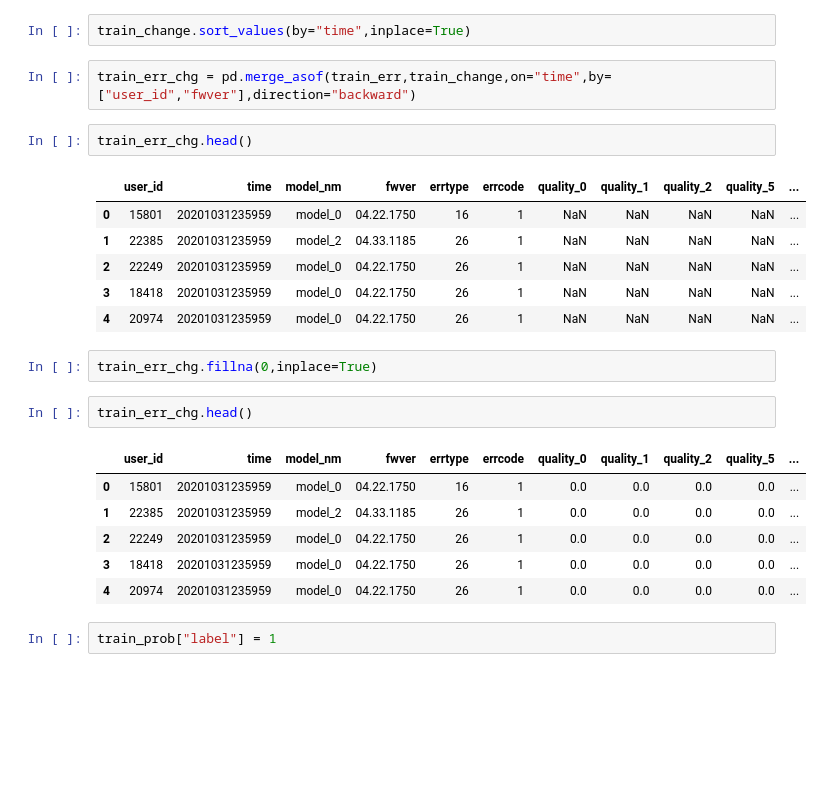
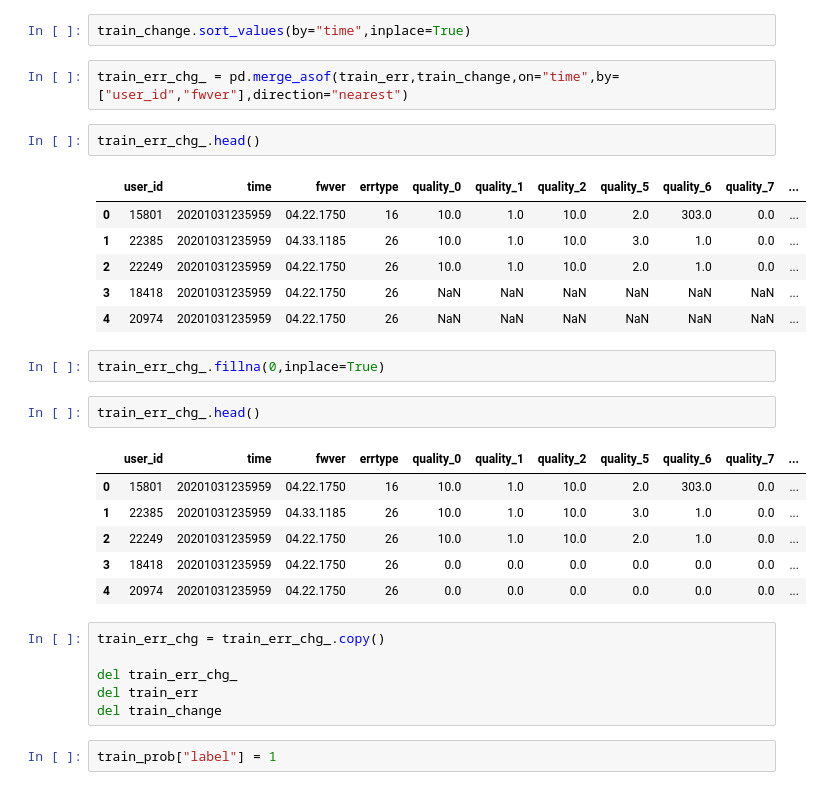
Before and after one commit to sue-bin/quality-change-prediction, a Jupyter notebook: codes/new_fe.ipynb, the cells around one changed output. Drawn from its saved outputs; the diff is of its cells as text; blank space fills up the shorter version.

```diff
--- a/codes/new_fe.ipynb
+++ b/codes/new_fe.ipynb
@@ -240,27 +251,33 @@ train_err.sort_values(by="time",inplace=True)
 # %%
 train_change.sort_values(by="time",inplace=True)
 # %%
-train_err_chg = pd.merge_asof(train_err,train_change,on="time",by=["user_id","fwver"],direction="backward")
+train_err_chg_ = pd.merge_asof(train_err,train_change,on="time",by=["user_id","fwver"],direction="nearest")
 # %%
-train_err_chg.head()
+train_err_chg_.head()
 # %% [output]
-|  | user_id | time | model_nm | fwver | errtype | errcode | quality_0 | quality_1 | quality_2 | quality_5 | ... |
-| 0 | 15801 | 20201031235959 | model_0 | 04.22.1750 | 16 | 1 | NaN | NaN | NaN | NaN | ... |
-| 1 | 22385 | 20201031235959 | model_2 | 04.33.1185 | 26 | 1 | NaN | NaN | NaN | NaN | ... |
-| 2 | 22249 | 20201031235959 | model_0 | 04.22.1750 | 26 | 1 | NaN | NaN | NaN | NaN | ... |
-| 3 | 18418 | 20201031235959 | model_0 | 04.22.1750 | 26 | 1 | NaN | NaN | NaN | NaN | ... |
-| 4 | 20974 | 20201031235959 | model_0 | 04.22.1750 | 26 | 1 | NaN | NaN | NaN | NaN | ... |
+|  | user_id | time | fwver | errtype | quality_0 | quality_1 | quality_2 | quality_5 | quality_6 | quality_7 | ... |
+| 0 | 15801 | 20201031235959 | 04.22.1750 | 16 | 10.0 | 1.0 | 10.0 | 2.0 | 303.0 | 0.0 | ... |
+| 1 | 22385 | 20201031235959 | 04.33.1185 | 26 | 10.0 | 1.0 | 10.0 | 3.0 | 1.0 | 0.0 | ... |
+| 2 | 22249 | 20201031235959 | 04.22.1750 | 26 | 10.0 | 1.0 | 10.0 | 2.0 | 1.0 | 0.0 | ... |
+| 3 | 18418 | 20201031235959 | 04.22.1750 | 26 | NaN | NaN | NaN | NaN | NaN | NaN | ... |
+| 4 | 20974 | 20201031235959 | 04.22.1750 | 26 | NaN | NaN | NaN | NaN | NaN | NaN | ... |
 # %%
-train_err_chg.fillna(0,inplace=True)
+train_err_chg_.fillna(0,inplace=True)
 # %%
-train_err_chg.head()
+train_err_chg_.head()
 # %% [output]
-|  | user_id | time | model_nm | fwver | errtype | errcode | quality_0 | quality_1 | quality_2 | quality_5 | ... |
-| 0 | 15801 | 20201031235959 | model_0 | 04.22.1750 | 16 | 1 | 0.0 | 0.0 | 0.0 | 0.0 | ... |
-| 1 | 22385 | 20201031235959 | model_2 | 04.33.1185 | 26 | 1 | 0.0 | 0.0 | 0.0 | 0.0 | ... |
-| 2 | 22249 | 20201031235959 | model_0 | 04.22.1750 | 26 | 1 | 0.0 | 0.0 | 0.0 | 0.0 | ... |
-| 3 | 18418 | 20201031235959 | model_0 | 04.22.1750 | 26 | 1 | 0.0 | 0.0 | 0.0 | 0.0 | ... |
-| 4 | 20974 | 20201031235959 | model_0 | 04.22.1750 | 26 | 1 | 0.0 | 0.0 | 0.0 | 0.0 | ... |
+|  | user_id | time | fwver | errtype | quality_0 | quality_1 | quality_2 | quality_5 | quality_6 | quality_7 | ... |
+| 0 | 15801 | 20201031235959 | 04.22.1750 | 16 | 10.0 | 1.0 | 10.0 | 2.0 | 303.0 | 0.0 | ... |
+| 1 | 22385 | 20201031235959 | 04.33.1185 | 26 | 10.0 | 1.0 | 10.0 | 3.0 | 1.0 | 0.0 | ... |
+| 2 | 22249 | 20201031235959 | 04.22.1750 | 26 | 10.0 | 1.0 | 10.0 | 2.0 | 1.0 | 0.0 | ... |
+| 3 | 18418 | 20201031235959 | 04.22.1750 | 26 | 0.0 | 0.0 | 0.0 | 0.0 | 0.0 | 0.0 | ... |
+| 4 | 20974 | 20201031235959 | 04.22.1750 | 26 | 0.0 | 0.0 | 0.0 | 0.0 | 0.0 | 0.0 | ... |
+# %%
+train_err_chg = train_err_chg_.copy()
+
+del train_err_chg_
+del train_err
+del train_change
 # %%
 train_prob["label"] = 1
 # %%
```
Also changed, not shown: parts of 94 cells of this notebook, 3 other files.
